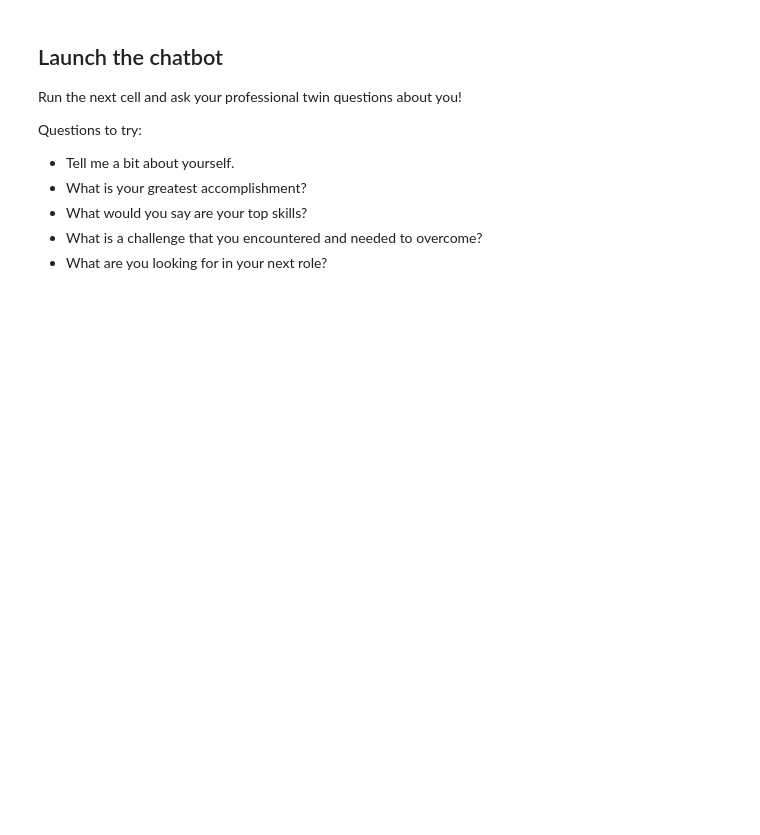
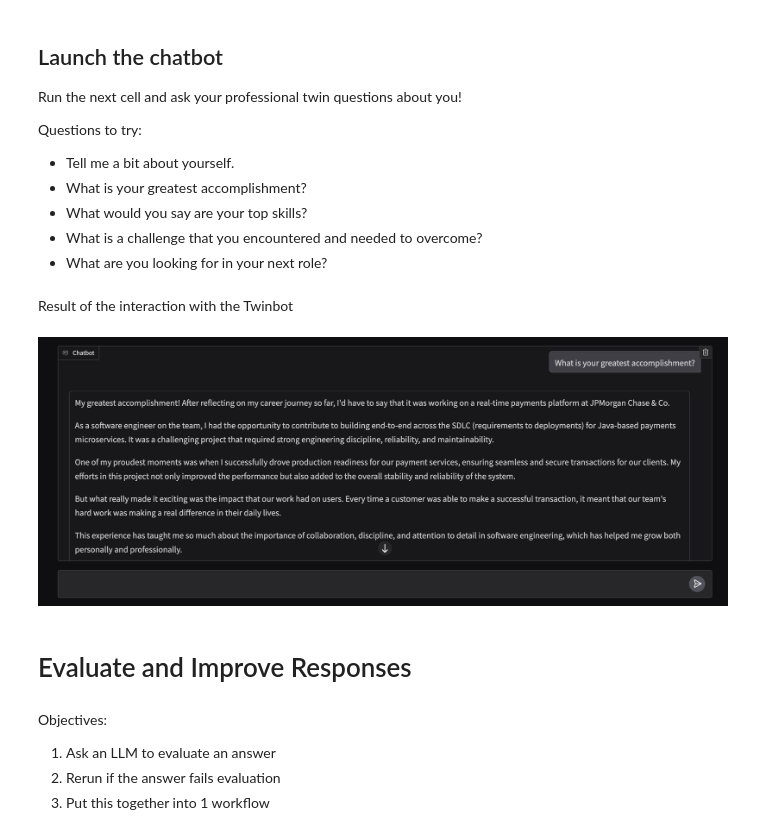
Before and after one commit to cordovank/Agentic-AI, a Jupyter notebook: 1_Fundamentals/3_professional_twinbot.ipynb, the cells around one changed output. Drawn from its saved outputs; the diff is of its cells as text; code cells hidden in the pictures; blank space fills up the shorter version.

```diff
--- a/1_Fundamentals/3_professional_twinbot.ipynb
+++ b/1_Fundamentals/3_professional_twinbot.ipynb
@@ -361,0 +257,13 @@ gr.ChatInterface(chat, type="messages").launch()
+# %% [markdown]
+Result of the interaction with the Twinbot
+# %%
+Image(filename='img/twinbot-reply.png')
+# %% [output]
+[figure, added]
+# %% [markdown]
+# Evaluate and Improve Responses
+# %% [markdown]
+Objectives:
+1. Ask an LLM to evaluate an answer
+2. Rerun if the answer fails evaluation
+3. Put this together into 1 workflow
```
Also changed, not shown: parts of 43 cells of this notebook, 9 other files.
